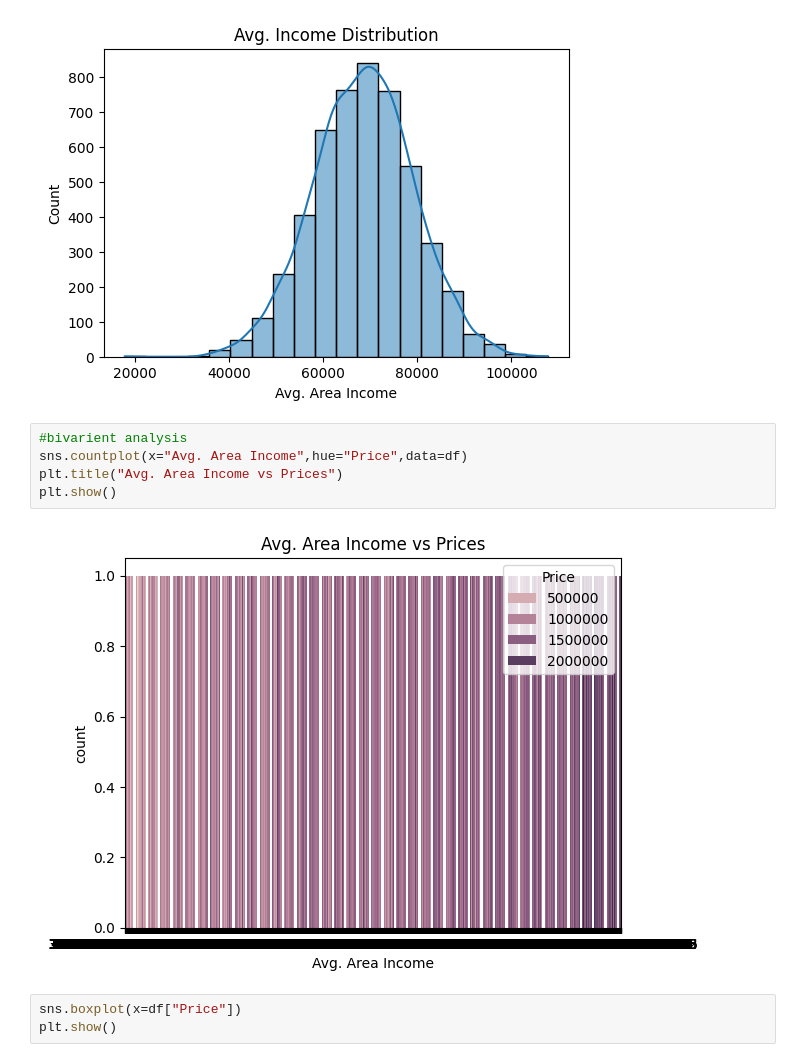
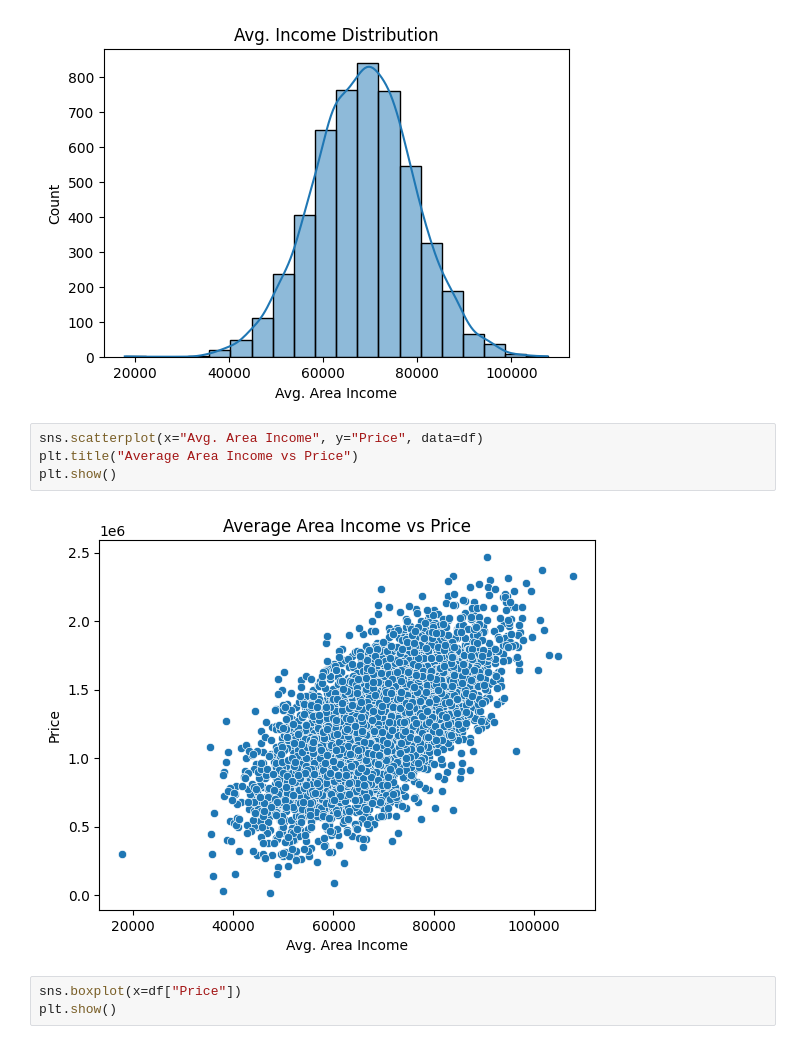
Before and after one commit to ArnishM/Machine_Learning_Lab, a Jupyter notebook: Lab2/ML_Lab2.ipynb, the cells around one changed output. Drawn from its saved outputs; the diff is of its cells as text.

```diff
--- a/Lab2/ML_Lab2.ipynb
+++ b/Lab2/ML_Lab2.ipynb
@@ -102,13 +102,12 @@ plt.title("Avg. Income Distribution")
 plt.show()
 # %% [output]
 [figure]
-# %%
-#bivarient analysis
-sns.countplot(x="Avg. Area Income",hue="Price",data=df)
-plt.title("Avg. Area Income vs Prices")
-plt.show()
-# %% [output]
-[figure, removed]
+# %%
+sns.scatterplot(x="Avg. Area Income", y="Price", data=df)
+plt.title("Average Area Income vs Price")
+plt.show()
+# %% [output]
+[figure, added]
 # %%
 sns.boxplot(x=df["Price"])
 plt.show()
```
Also changed, not shown: parts of 9 cells of this notebook.
